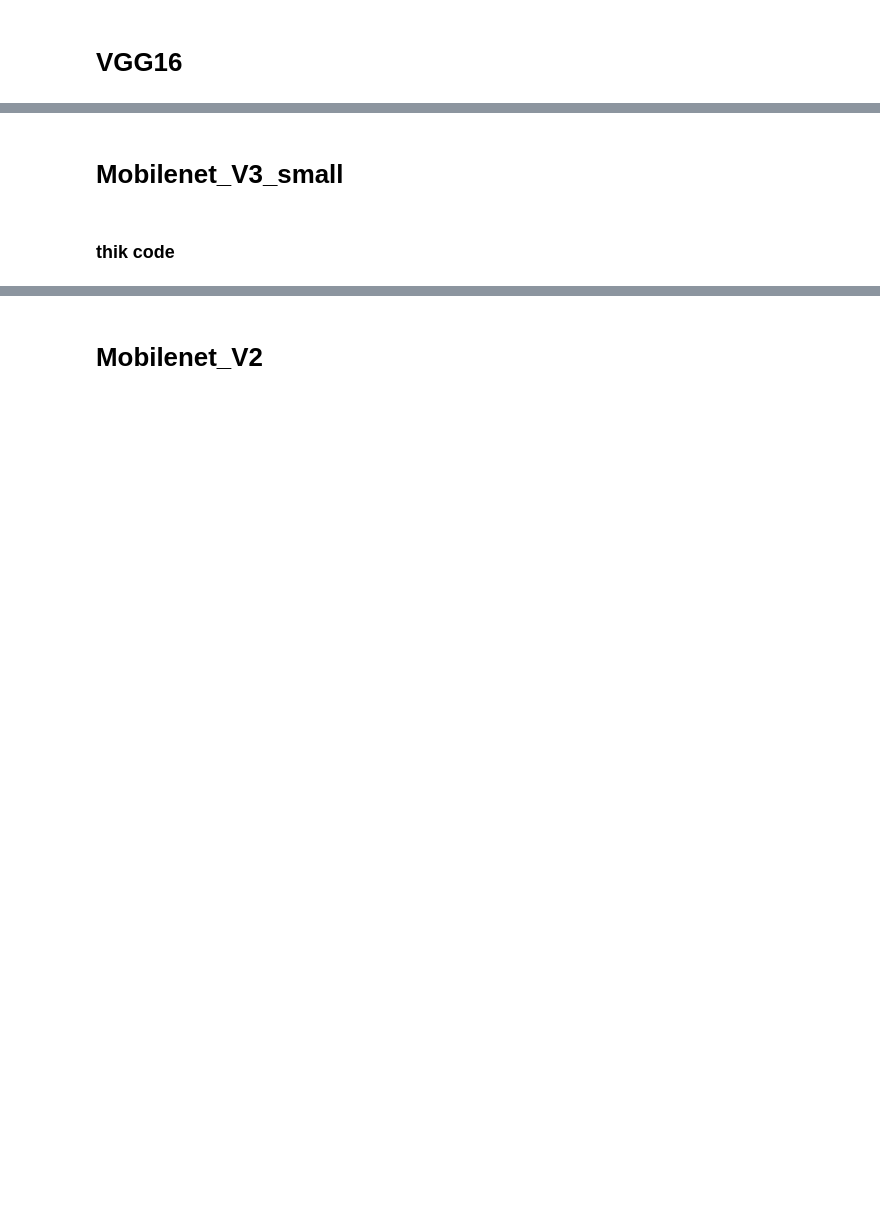
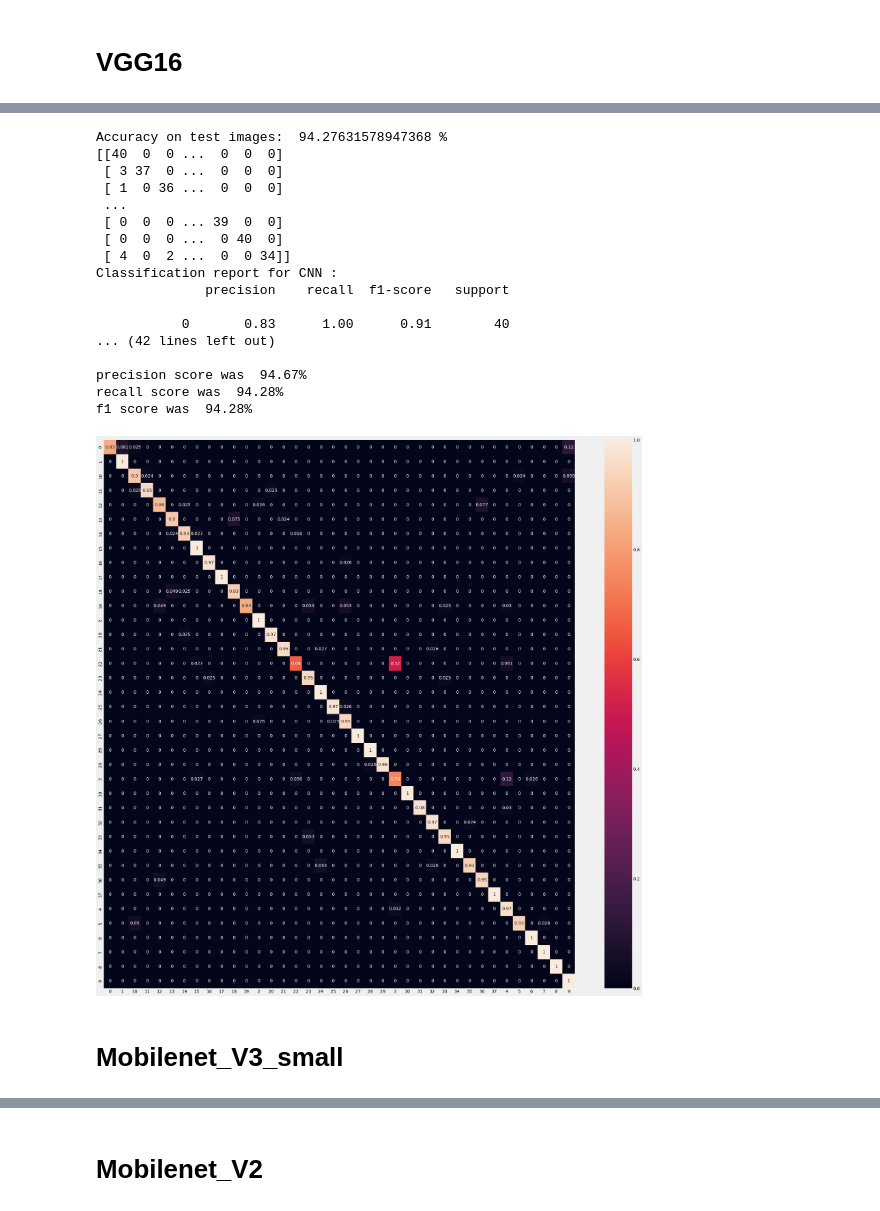
Before and after one commit to Geek-a-Byte/Bengali-sign-language-recognition, a Jupyter notebook: Bengali_Sign_Language_Recognition_Using_DL.ipynb, the cells around one changed output, grey strips where cells are left out. Cells and saved outputs as stored; diff of their text form; code cells hidden in the pictures; blank space fills up the shorter version.

```diff
--- a/Bengali_Sign_Language_Recognition_Using_DL.ipynb
+++ b/Bengali_Sign_Language_Recognition_Using_DL.ipynb
@@ -793,7 +717,27 @@ f1 score was  95.12%
+# %%
+predictions_list, labels_list = measure_test_acc(model_vgg)
+print_classification_report('model_vgg', predictions_list, labels_list)
+# %% [output]
+Accuracy on test images:  94.27631578947368 %
+[[40  0  0 ...  0  0  0]
+ [ 3 37  0 ...  0  0  0]
+ [ 1  0 36 ...  0  0  0]
+ ...
+ [ 0  0  0 ... 39  0  0]
+ [ 0  0  0 ...  0 40  0]
+ [ 4  0  2 ...  0  0 34]]
+Classification report for CNN :
+              precision    recall  f1-score   support
+
+           0       0.83      1.00      0.91        40
+... (42 lines left out)
+
+precision score was  94.67%
+recall score was  94.28%
+f1 score was  94.28%
+[figure, added]
 # %% [markdown]
 # Mobilenet_V3_small
-# %% [markdown]
-### thik code
 # %%
 # super simplified
 import torchvision.models as models
```
Also changed, not shown: parts of 69 cells of this notebook.
